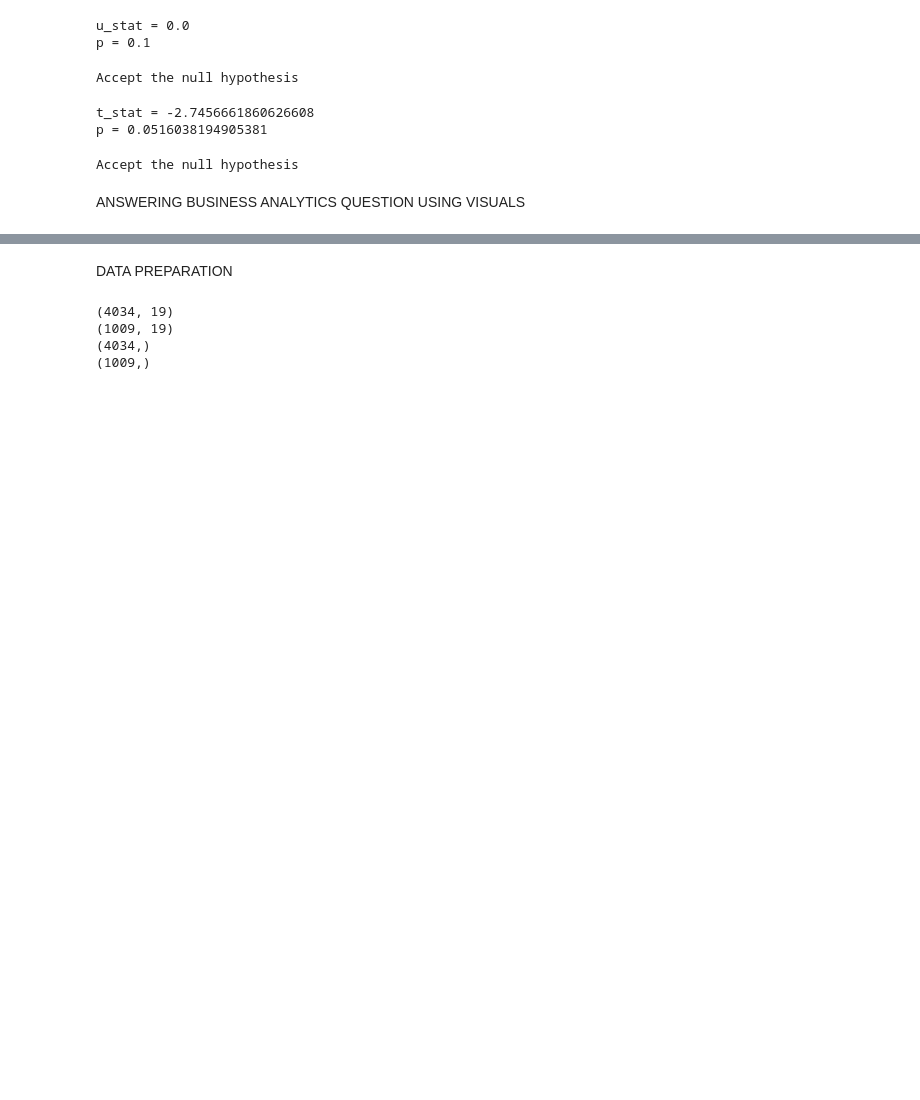
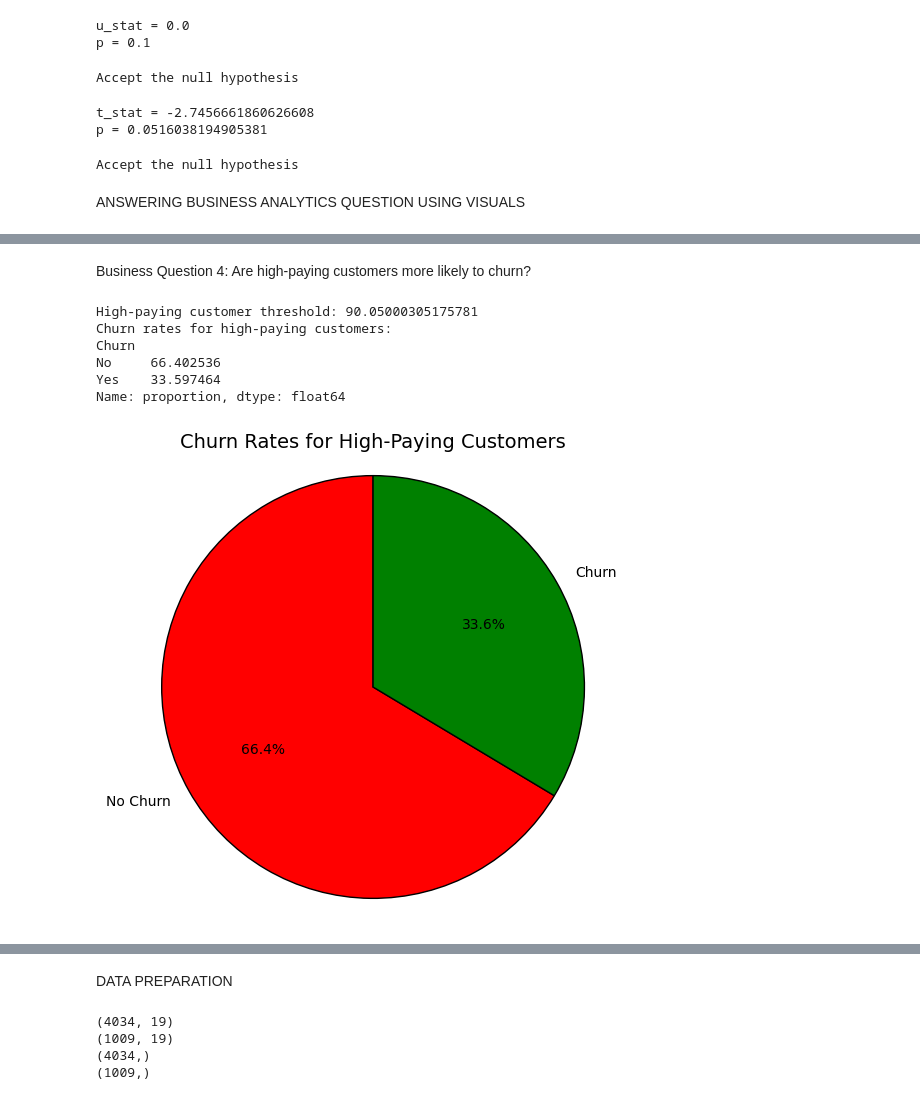
Before and after one commit to Asi9128/PHASE2_FIRST_PROJECT, a Jupyter notebook: PROJECT1_PH2.ipynb, the cells around one changed output, grey strips where cells are left out. Drawn from its saved outputs; the diff is of its cells as text; code cells hidden in the pictures; blank space fills up the shorter version.

```diff
--- a/PROJECT1_PH2.ipynb
+++ b/PROJECT1_PH2.ipynb
@@ -1175,0 +1309,41 @@ ANSWERING BUSINESS ANALYTICS QUESTION USING VISUALS
+# %% [markdown]
+Business Question 4: Are high-paying customers more likely to churn?
+# %%
+# Calculating the 75th percentile of MonthlyCharges to filter high-paying customers
+high_paying_threshold = train_data['MonthlyCharges'].quantile(0.75)
+
+# Filtering the high-paying customers
+high_paying_customers = train_data[train_data['MonthlyCharges'] >= high_paying_threshold]
+
+#Calculating churn rate for high-paying customers
+churn_rate_high_paying = high_paying_customers['Churn'].value_counts(normalize=True) * 100
+
+# Output the results
+print(f"High-paying customer threshold: {high_paying_threshold}")
+print("Churn rates for high-paying customers:")
+print(churn_rate_high_paying)
+# %% [output]
+High-paying customer threshold: 90.05000305175781
+Churn rates for high-paying customers:
+Churn
+No     66.402536
+Yes    33.597464
+Name: proportion, dtype: float64
+# %%
+
+# Data for high-paying customer churn rates
+labels = ['No Churn', 'Churn']
+sizes = [66.402536, 33.597464]
+colors = ['red', 'green']
+explode = (0, 0.1)
+
+# Plot pie chart
+plt.figure(figsize=(6, 6))
+plt.pie(sizes, labels=labels, colors=colors, autopct='%1.1f%%', startangle=90, wedgeprops={'edgecolor': 'black'})
+plt.title('Churn Rates for High-Paying Customers', fontsize=14)
+plt.axis('equal')  # Equal aspect ratio ensures that pie is drawn as a circle.
+
+# Display the chart
+plt.show()
+# %% [output]
+[figure, added]
```
Also changed, not shown: parts of 12 cells of this notebook.
